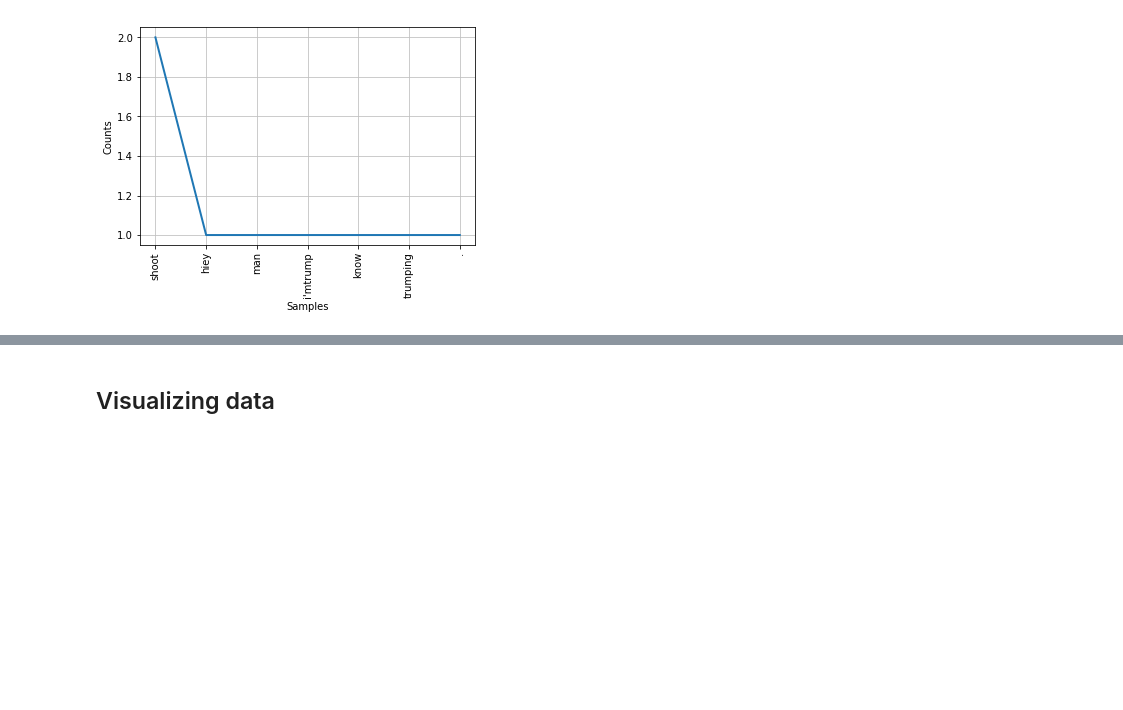
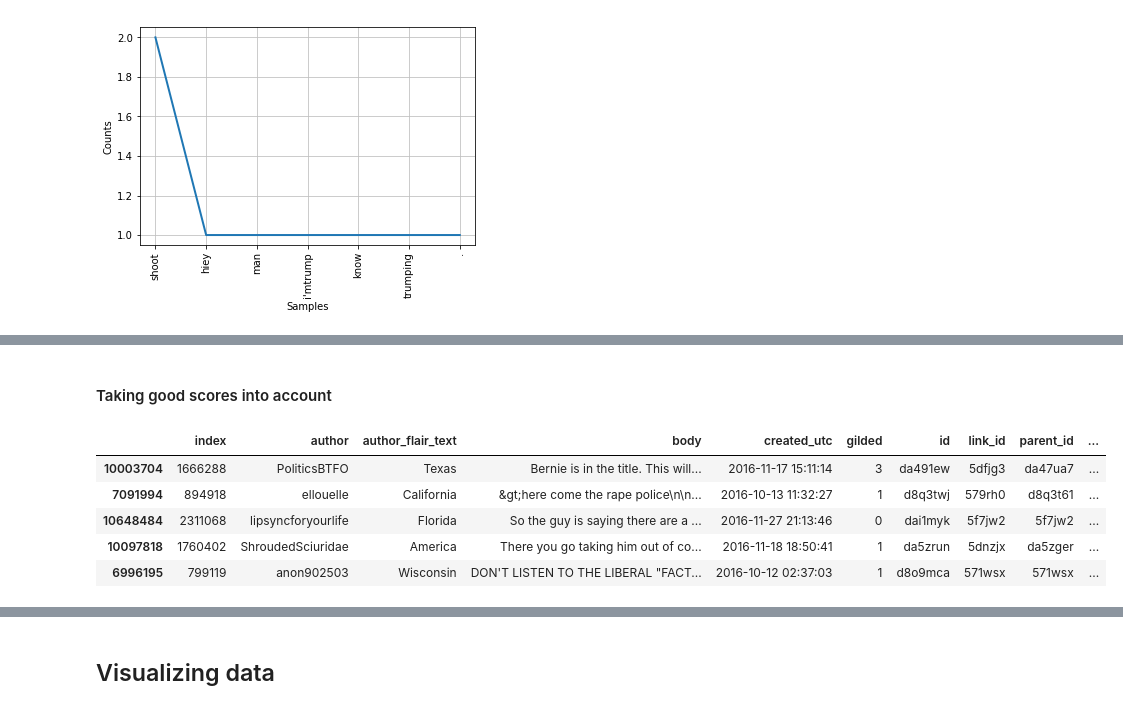
Before and after one commit to arthishow/Project, a Jupyter notebook: Final project.ipynb, the cells around one changed output, grey strips where cells are left out. Cells and saved outputs as stored; diff of their text form; code cells hidden in the pictures; blank space fills up the shorter version.

```diff
--- a/Final project.ipynb
+++ b/Final project.ipynb
@@ -260,0 +279,33 @@ sample.iloc[0]['wordcount'].plot()
+# %%
+def get_word_count(df, sentiment):
+    """ Get the word count according to the sentiment. Can be 'Positive', 'Negative', 'Neutral' or 'None' """
+    if sentiment != 'None':
+        filtered_df = df[df['label'] == sentiment]
+    else:
+        filtered_df = df.copy()
+    fdists = list(filtered_df['wordcount'])
+    tot_fd = nltk.FreqDist()
+    for fdist in fdists:
+        for key in fdist:
+            tot_fd[key] += fdist.get(key)
+
+    return tot_fd
+
+sorted_score = flair_city_politics.sort_values(by=['score'], ascending=False)
+# %% [markdown]
+#### Taking good scores into account
+# %%
+good_score = sorted_score[sorted_score['score'] > 1000].copy()
+
+good_score['entity'] = good_score['body'].apply(nlp_entity)
+good_score['sentiment'] = good_score['body'].apply(nlp_sentiment)
+good_score['wordcount'] = good_score['body'].apply(nlp_wordcount)
+good_score['label'] = good_score['sentiment'].apply(sentiment_to_label)
+good_score.head()
+# %% [output]
+|  | index | author | author_flair_text | body | created_utc | gilded | id | link_id | parent_id | ... |
+| 10003704 | 1666288 | PoliticsBTFO | Texas | Bernie is in the title. This will... | 2016-11-17 15:11:14 | 3 | da491ew | 5dfjg3 | da47ua7 | ... |
+| 7091994 | 894918 | ellouelle | California | &gt;here come the rape police\n\n... | 2016-10-13 11:32:27 | 1 | d8q3twj | 579rh0 | d8q3t61 | ... |
+| 10648484 | 2311068 | lipsyncforyourlife | Florida | So the guy is saying there are a ... | 2016-11-27 21:13:46 | 0 | dai1myk | 5f7jw2 | 5f7jw2 | ... |
+| 10097818 | 1760402 | ShroudedSciuridae | America | There you go taking him out of co... | 2016-11-18 18:50:41 | 1 | da5zrun | 5dnzjx | da5zger | ... |
+| 6996195 | 799119 | anon902503 | Wisconsin | DON'T LISTEN TO THE LIBERAL "FACT... | 2016-10-12 02:37:03 | 1 | d8o9mca | 571wsx | 571wsx | ... |
```
Also changed, not shown: parts of 22 cells of this notebook.
